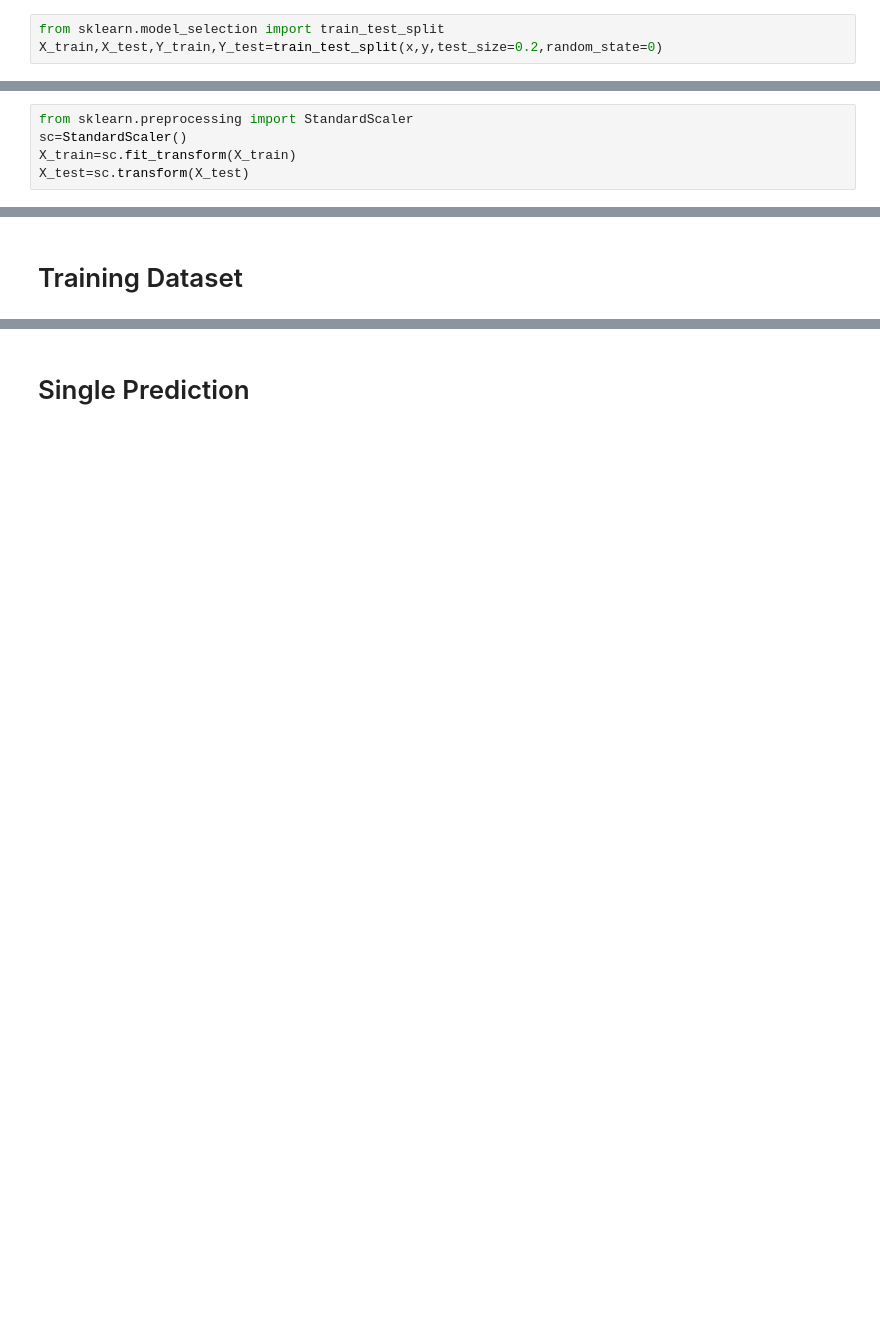
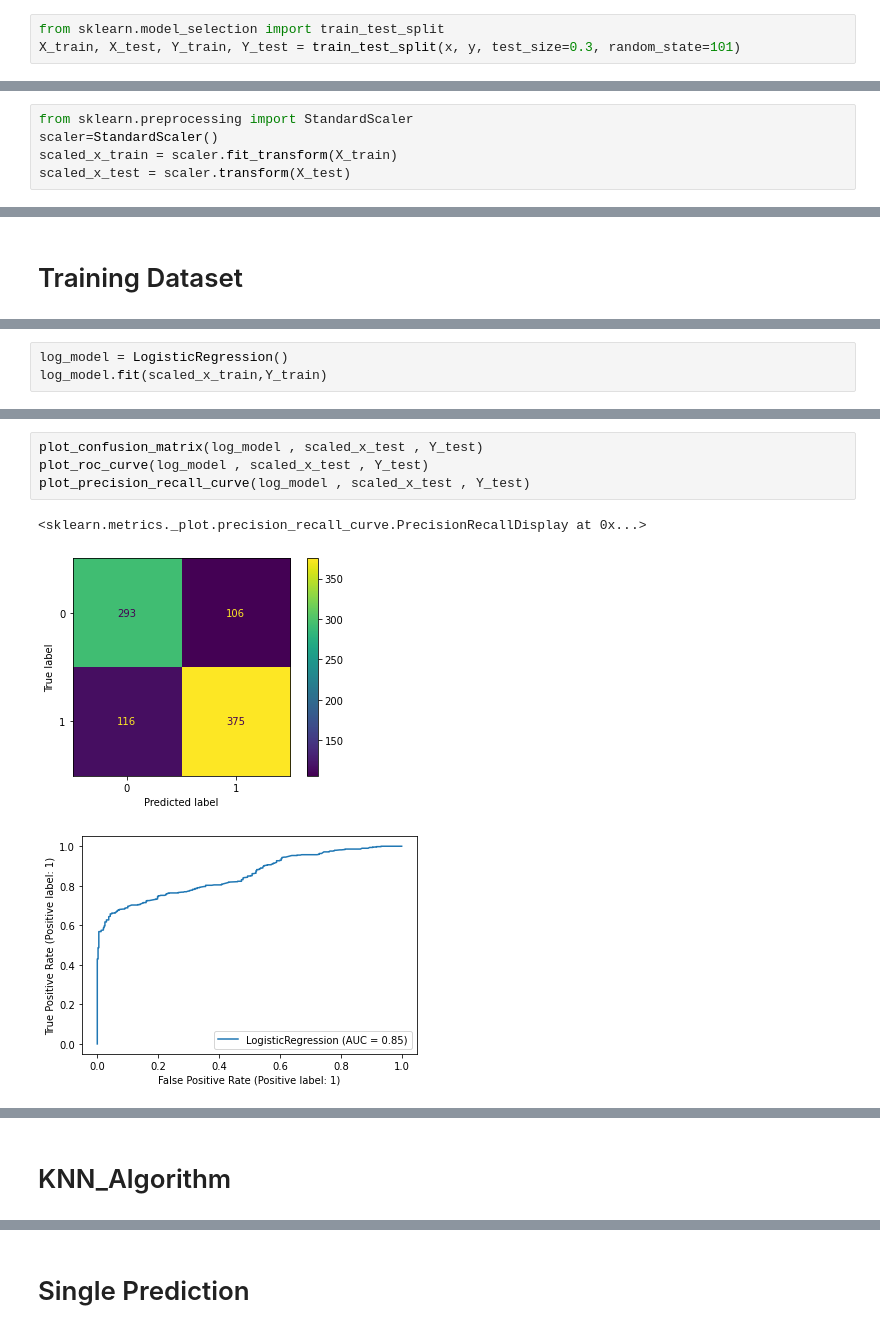
Before and after one commit to arjun2020-py/Placement-Prediction-ML, a Jupyter notebook: ml.ipynb, the cells around one changed output, grey strips where cells are left out. Drawn from its saved outputs; the diff is of its cells as text; blank space fills up the shorter version.

```diff
--- a/ml.ipynb
+++ b/ml.ipynb
@@ -95,12 +120,12 @@ print(x)
 # Splitting Dataset into Training set and Test set
 # %%
 from sklearn.model_selection import train_test_split
-X_train,X_test,Y_train,Y_test=train_test_split(x,y,test_size=0.2,random_state=0)
+X_train, X_test, Y_train, Y_test = train_test_split(x, y, test_size=0.3, random_state=101)
 # %% [markdown]
 # Feature Scaling
 # %%
 from sklearn.preprocessing import StandardScaler
-sc=StandardScaler()
-X_train=sc.fit_transform(X_train)
-X_test=sc.transform(X_test)
+scaler=StandardScaler()
+scaled_x_train = scaler.fit_transform(X_train)
+scaled_x_test = scaler.transform(X_test)
 # %%
@@ -123,0 +157,3 @@ print(X_train)
+# %%
+log_model = LogisticRegression()
+log_model.fit(scaled_x_train,Y_train)
@@ -123,0 +171,8 @@ print(X_train)
+# %%
+plot_confusion_matrix(log_model , scaled_x_test , Y_test)
+plot_roc_curve(log_model , scaled_x_test , Y_test)
+plot_precision_recall_curve(log_model , scaled_x_test , Y_test)
+# %% [output]
+<sklearn.metrics._plot.precision_recall_curve.PrecisionRecallDisplay at 0x...>
+[figure, added]
+[figure, added]
@@ -123,0 +180,2 @@ print(X_train)
+# %% [markdown]
+# KNN_Algorithm
```
Also changed, not shown: parts of 46 cells of this notebook, 1 other file.
